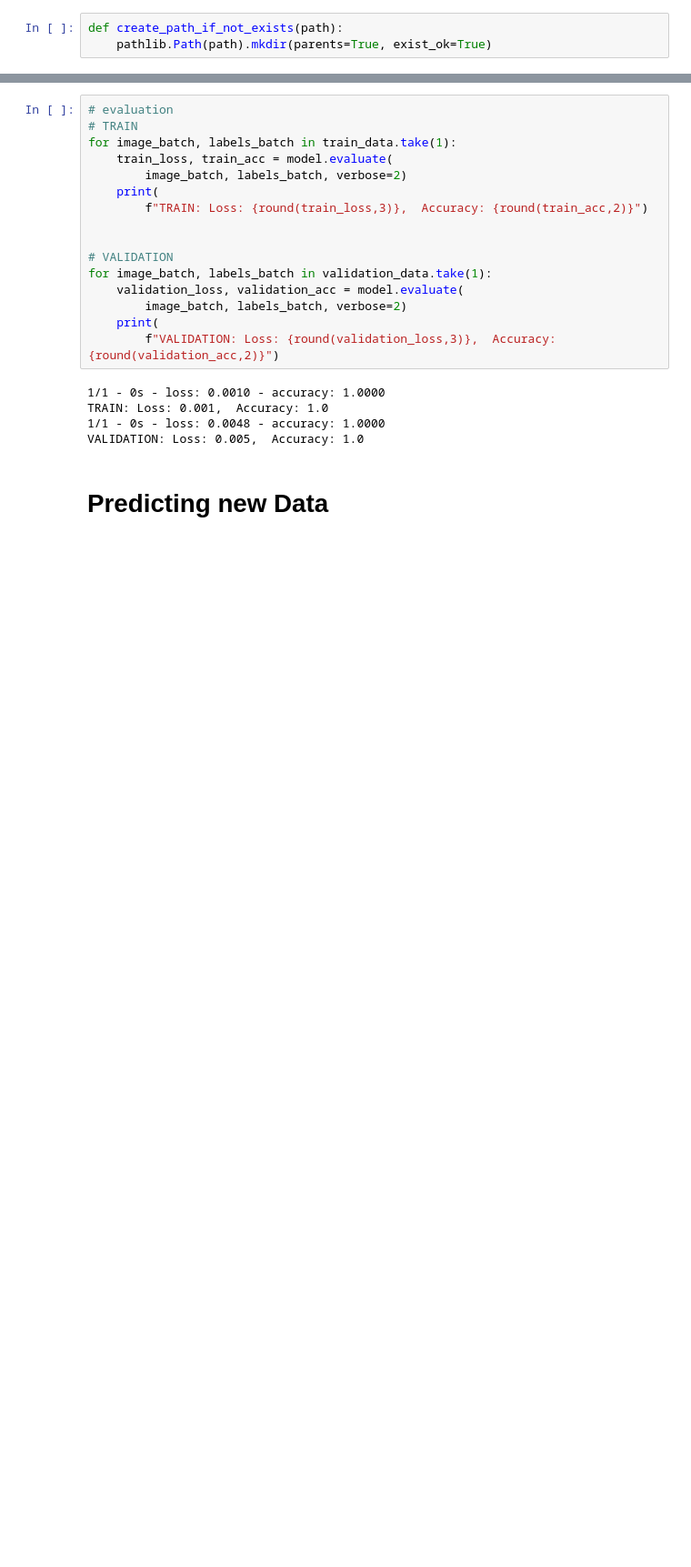
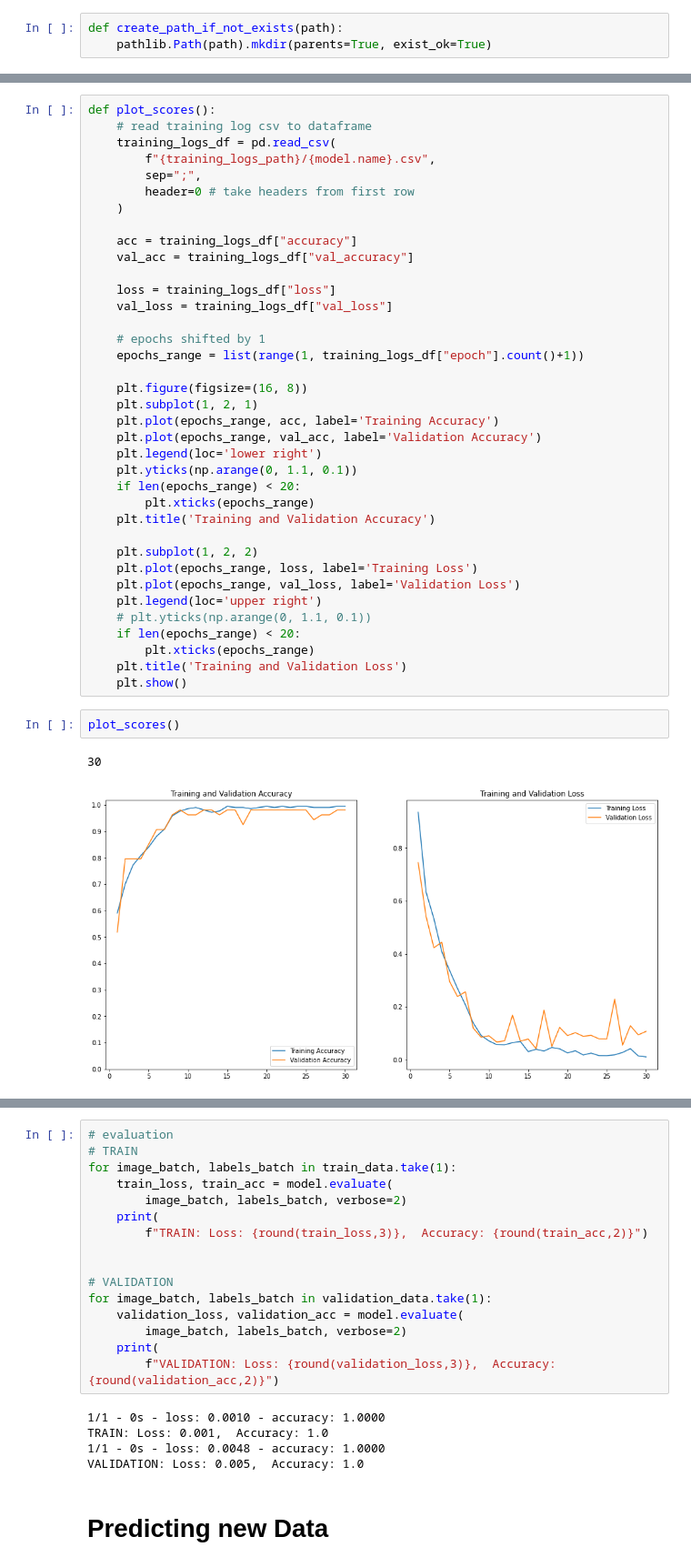
Before and after one commit to Oshimani/machine-learning-project, a Jupyter notebook: 03_Project.ipynb, the cells around one changed output, grey strips where cells are left out. Shown at 91% size. Drawn from its saved outputs; the diff is of its cells as text; blank space fills up the shorter version.

```diff
--- a/03_Project.ipynb
+++ b/03_Project.ipynb
@@ -269 +290,43 @@ Epoch 5/5
+# %%
+def plot_scores():
+    # read training log csv to dataframe
+    training_logs_df = pd.read_csv(
+        f"{training_logs_path}/{model.name}.csv",
+        sep=";",
+        header=0 # take headers from first row
+    )
+
+    acc = training_logs_df["accuracy"]
+    val_acc = training_logs_df["val_accuracy"]
+
+    loss = training_logs_df["loss"]
+    val_loss = training_logs_df["val_loss"]
+
+    # epochs shifted by 1
+    epochs_range = list(range(1, training_logs_df["epoch"].count()+1))
+
+    plt.figure(figsize=(16, 8))
+    plt.subplot(1, 2, 1)
+    plt.plot(epochs_range, acc, label='Training Accuracy')
+    plt.plot(epochs_range, val_acc, label='Validation Accuracy')
+    plt.legend(loc='lower right')
+    plt.yticks(np.arange(0, 1.1, 0.1))
+    if len(epochs_range) < 20:
+        plt.xticks(epochs_range)
+    plt.title('Training and Validation Accuracy')
+
+    plt.subplot(1, 2, 2)
+    plt.plot(epochs_range, loss, label='Training Loss')
+    plt.plot(epochs_range, val_loss, label='Validation Loss')
+    plt.legend(loc='upper right')
+    # plt.yticks(np.arange(0, 1.1, 0.1))
+    if len(epochs_range) < 20:
+        plt.xticks(epochs_range)
+    plt.title('Training and Validation Loss')
+    plt.show()
+# %%
+plot_scores()
+# %% [output]
+30
+[figure, added]
 # %%
```
Also changed, not shown: parts of 16 cells of this notebook, 12 other files.
